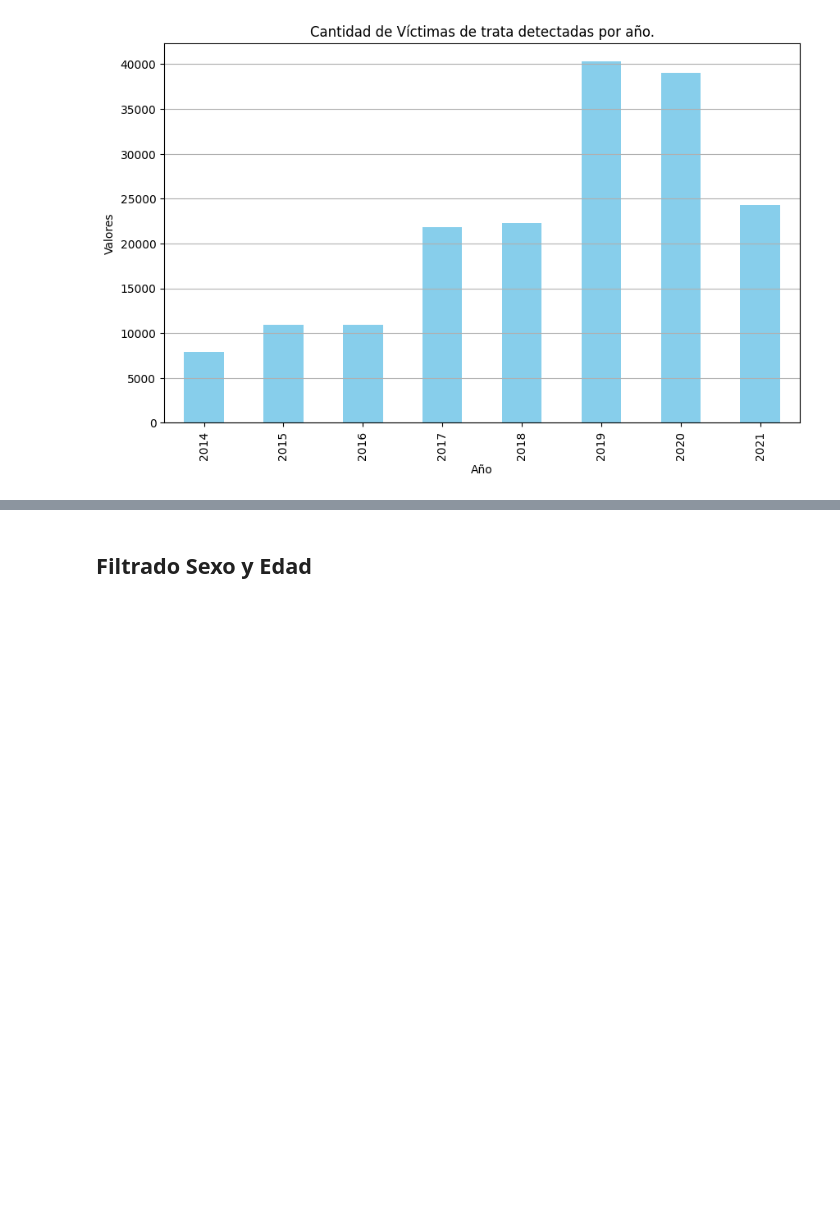
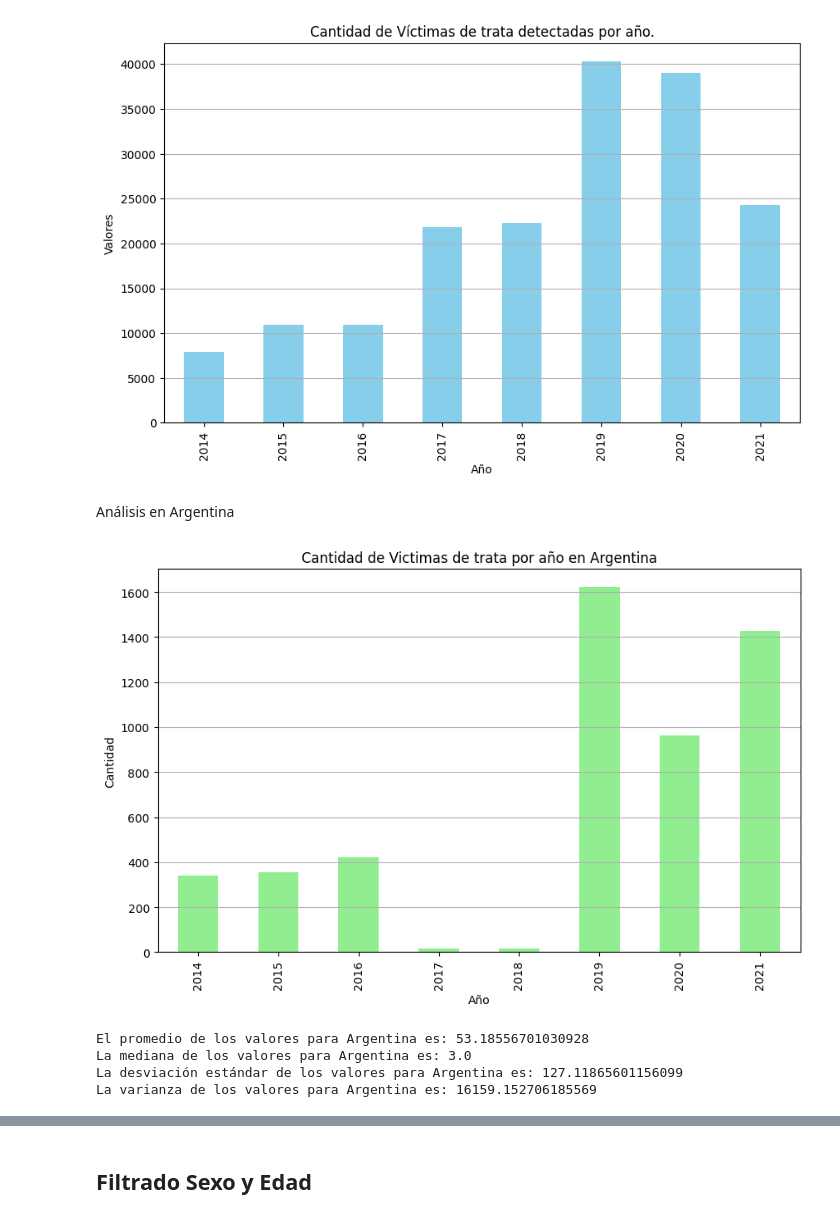
Before and after one commit to Marce-Valverde/PP1-Grupo6, a Jupyter notebook: Proyecto.ipynb, the cells around one changed output, grey strips where cells are left out. Saved outputs shown, nothing was run; the diff lists cells and outputs as text; code cells hidden in the pictures; blank space fills up the shorter version.

```diff
--- a/Proyecto.ipynb
+++ b/Proyecto.ipynb
@@ -547,3 +547,20 @@ plt.grid(axis='y')
 plt.show()
 # %% [output]
 [figure]
+# %% [markdown]
+Análisis en Argentina
+# %%
+
+argentina_data = trata_exp[trata_exp['Country'] == 'Argentina']
+
+argentina_grouped = argentina_data.groupby('Year')['Value'].sum()
+
+plt.figure(figsize=(10,6))
+argentina_grouped.plot(kind='bar', color='lightgreen')
+plt.title('Cantidad de Victimas de trata por año en Argentina')
+plt.xlabel('Año')
+plt.ylabel('Cantidad')
+plt.grid(axis='y')
+plt.show()
+# %% [output]
+[figure, added]
@@ -549,0 +573,10 @@ plt.show()
+# %%
+print(f"El promedio de los valores para Argentina es: {promedio_argentina}")
+print(f"La mediana de los valores para Argentina es: {mediana_argentina}")
+print(f"La desviación estándar de los valores para Argentina es: {desv_argentina}")
+print(f"La varianza de los valores para Argentina es: {var_argentina}")
+# %% [output]
+El promedio de los valores para Argentina es: 53.18556701030928
+La mediana de los valores para Argentina es: 3.0
+La desviación estándar de los valores para Argentina es: 127.11865601156099
+La varianza de los valores para Argentina es: 16159.152706185569
```
Also changed, not shown: parts of 20 cells of this notebook, 2 other files.
